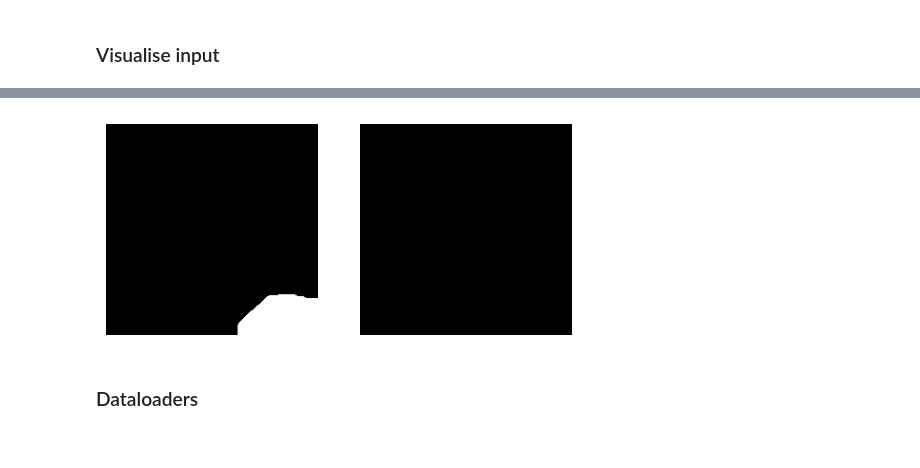
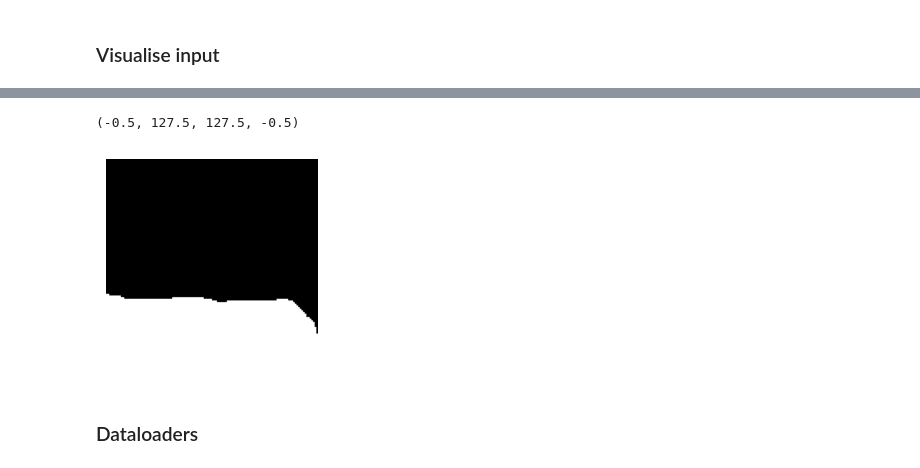
Before and after one commit to fummicc1/kaggle-ink-detection, a Jupyter notebook: 3d-resnet-train.ipynb, the cells around one changed output, grey strips where cells are left out. Saved outputs shown, nothing was run; the diff lists cells and outputs as text; code cells hidden in the pictures.

```diff
--- a/3d-resnet-train.ipynb
+++ b/3d-resnet-train.ipynb
@@ -65,12 +65,12 @@ from resnet3d import generate_model
 DATA_DIR = ROOT_DIR
 # DATA_DIR = "/kaggle/input/vesuvius-zarr-files/"
 LR = 1e-4
-EPOCHS = 20
+EPOCHS = 30
 BATCH_SIZE = 64
 NUM_WORKERS = 8
-CROP_SIZE = 224
-Z_START = 26
-Z_DIMS = 12
+CROP_SIZE = 128
+Z_START = 10
+Z_DIMS = 30
 TRAIN_FRAGMENTS = ["1", "3"]
 TEST_FRAGMENT = "2"
 MODEL_DEPTH = 34
@@ -141,3 +135,9 @@ FRAGMENTS_ZARR = {
+# %%
+FRAGMENTS_ZARR = {
+    "1" : {},
+    "2" : {},
+    "3" : {},
+}
 # %%
 
 for key in ["1", "2", "3"]:
@@ -194,9 +204,10 @@ plt.imshow(FRAGMENTS_ZARR["1"]["surface_volume"][:,:,0])
 ### Visualise input
 # %%
 fragment_id = FRAGMENTS_ZARR["1"]
-x, y = 800, 800
+x, y = 1000, 900
 
+# np.unique(FRAGMENTS_ZARR["1"]["surface_volume"][y:y+CROP_SIZE, x:x+CROP_SIZE, :])
 fragment_cropped = fetch_fragment_crop("1", y, y+CROP_SIZE, x, x+CROP_SIZE, Z_START, Z_START+Z_DIMS)
-imageio.mimwrite("fragment_crop.mp4", fragment_cropped.transpose(2, 0, 1) / 255, "ffmpeg")
+imageio.mimwrite("fragment_crop.mp4", (fragment_cropped.transpose(2, 0, 1) / 255), "ffmpeg")
 Video("fragment_crop.mp4", height=256, width=256)
 # %% [output]
@@ -215,19 +231,20 @@ Lossy conversion from float64 to uint8. Range [0.0, 254.81960784313725]. Convert
 [interactive output not drawn]
 # %%
-mask_cropped = fragment_id.truth[y:y+CROP_SIZE, x:x+CROP_SIZE]
-ir_cropped = fragment_id.infrared[y:y+CROP_SIZE, x:x+CROP_SIZE]
+mask_cropped = fragment_id["truth"][y:y+CROP_SIZE, x:x+CROP_SIZE]
+# ir_cropped = fragment_id["infrared"][y:y+CROP_SIZE, x:x+CROP_SIZE]
 
 plt.figure(figsize=(6, 3))
 plt.subplot(1, 2, 1)
 plt.imshow(mask_cropped, cmap="gray")
 plt.axis("off")
 
-plt.subplot(1, 2, 2)
-plt.imshow(ir_cropped, cmap="gray")
-plt.axis("off")
-plt.show()
+# plt.subplot(1, 2, 2)
+# plt.imshow(ir_cropped, cmap="gray")
+# plt.axis("off")
+# plt.show()
 # %% [output]
+(-0.5, 127.5, 127.5, -0.5)
-[figure, old version]
+[figure, new version]
 # %%
 # del fragment_id, fragment_cropped, mask_cropped, ir_cropped
 # gc.collect()
```
Also changed, not shown: parts of 9 cells of this notebook, 2 other files.
